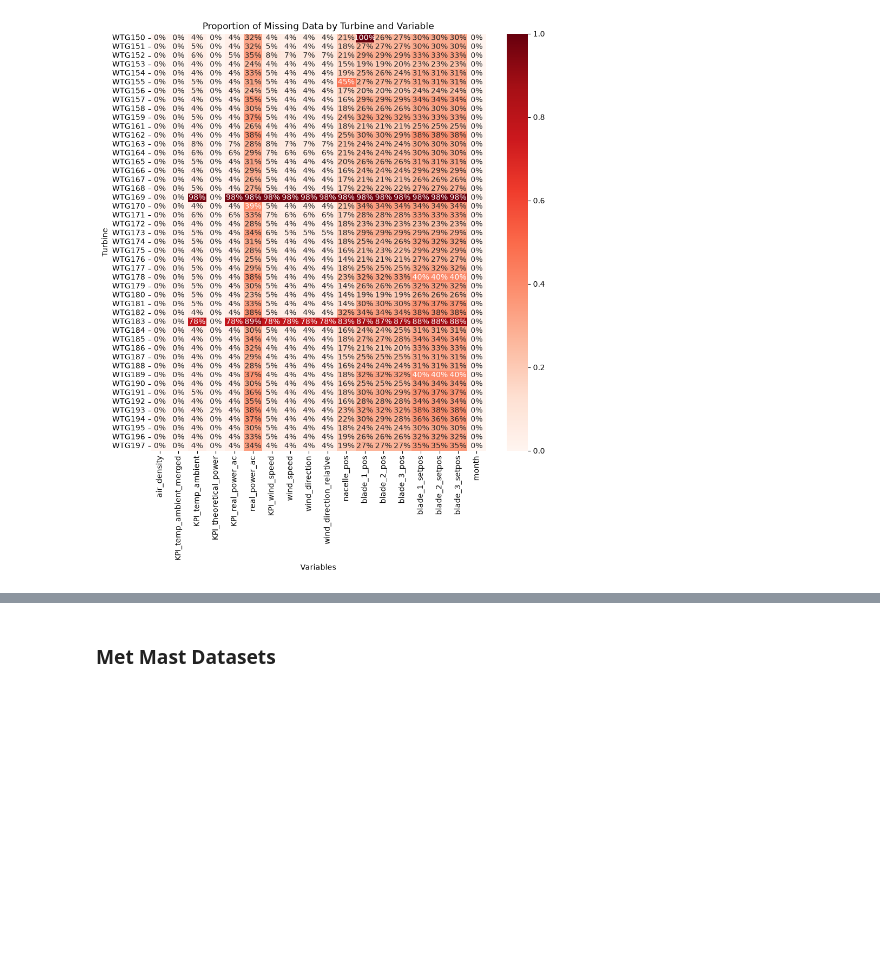
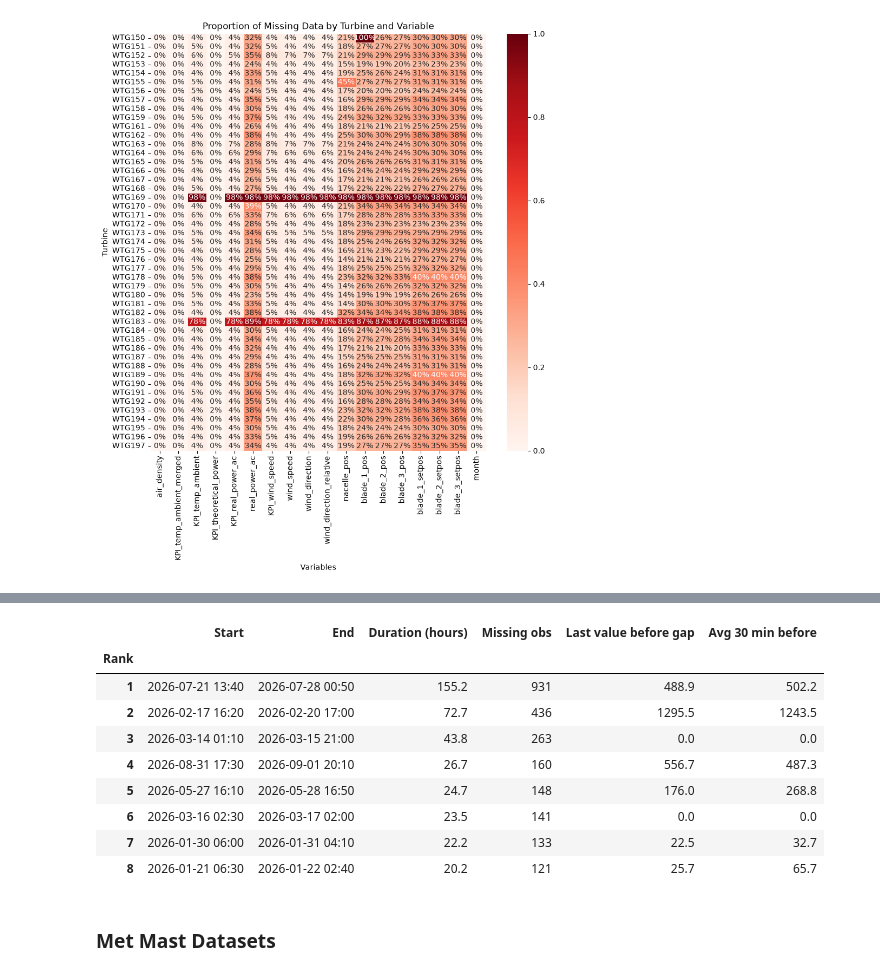
Before and after one commit to Aiden-Badalamenti3/CU-Capstone-Project, a Jupyter notebook: notebooks/carter_notebooks/data_cleaning.ipynb, the cells around one changed output, grey strips where cells are left out. Cells and saved outputs as stored; diff of their text form; code cells hidden in the pictures; blank space fills up the shorter version.

```diff
--- a/notebooks/carter_notebooks/data_cleaning.ipynb
+++ b/notebooks/carter_notebooks/data_cleaning.ipynb
@@ -327,3 +387,36 @@ plt.show()
+# %%
+def top_gaps(summary, n=10):
+    top = (
+        summary.sort_values('length', ascending=False)
+               .head(n)
+               .reset_index(drop=True)
+    )
+    top.index = top.index + 1   # rank starting at 1 instead of 0
+
+    table = pd.DataFrame({
+        'Start': top['start'].dt.strftime('%Y-%m-%d %H:%M'),
+        'End': top['end'].dt.strftime('%Y-%m-%d %H:%M'),
+        'Duration (hours)': (top['length'].dt.total_seconds() / 3600).round(1),
+        'Missing obs': top['obs_count'],
+        'Last value before gap': top['prev_value'].round(1),
+        'Avg 30 min before': top['prev_30_avg'].round(1),
+    })
+    table.index.name = 'Rank'
+    return table
+# %%
+top10 = top_gaps(result, n = 8)
+top10
+# %% [output]
+|  | Start | End | Duration (hours) | Missing obs | Last value before gap | Avg 30 min before |
+| Rank |  |  |  |  |  |  |
+| 1 | 2026-07-21 13:40 | 2026-07-28 00:50 | 155.2 | 931 | 488.9 | 502.2 |
+| 2 | 2026-02-17 16:20 | 2026-02-20 17:00 | 72.7 | 436 | 1295.5 | 1243.5 |
+| 3 | 2026-03-14 01:10 | 2026-03-15 21:00 | 43.8 | 263 | 0.0 | 0.0 |
+| 4 | 2026-08-31 17:30 | 2026-09-01 20:10 | 26.7 | 160 | 556.7 | 487.3 |
+| 5 | 2026-05-27 16:10 | 2026-05-28 16:50 | 24.7 | 148 | 176.0 | 268.8 |
+| 6 | 2026-03-16 02:30 | 2026-03-17 02:00 | 23.5 | 141 | 0.0 | 0.0 |
+| 7 | 2026-01-30 06:00 | 2026-01-31 04:10 | 22.2 | 133 | 22.5 | 32.7 |
+| 8 | 2026-01-21 06:30 | 2026-01-22 02:40 | 20.2 | 121 | 25.7 | 65.7 |
 # %% [markdown]
 ### Met Mast Datasets
 # %%
```
Also changed, not shown: parts of 6 cells of this notebook, 2 other files.
